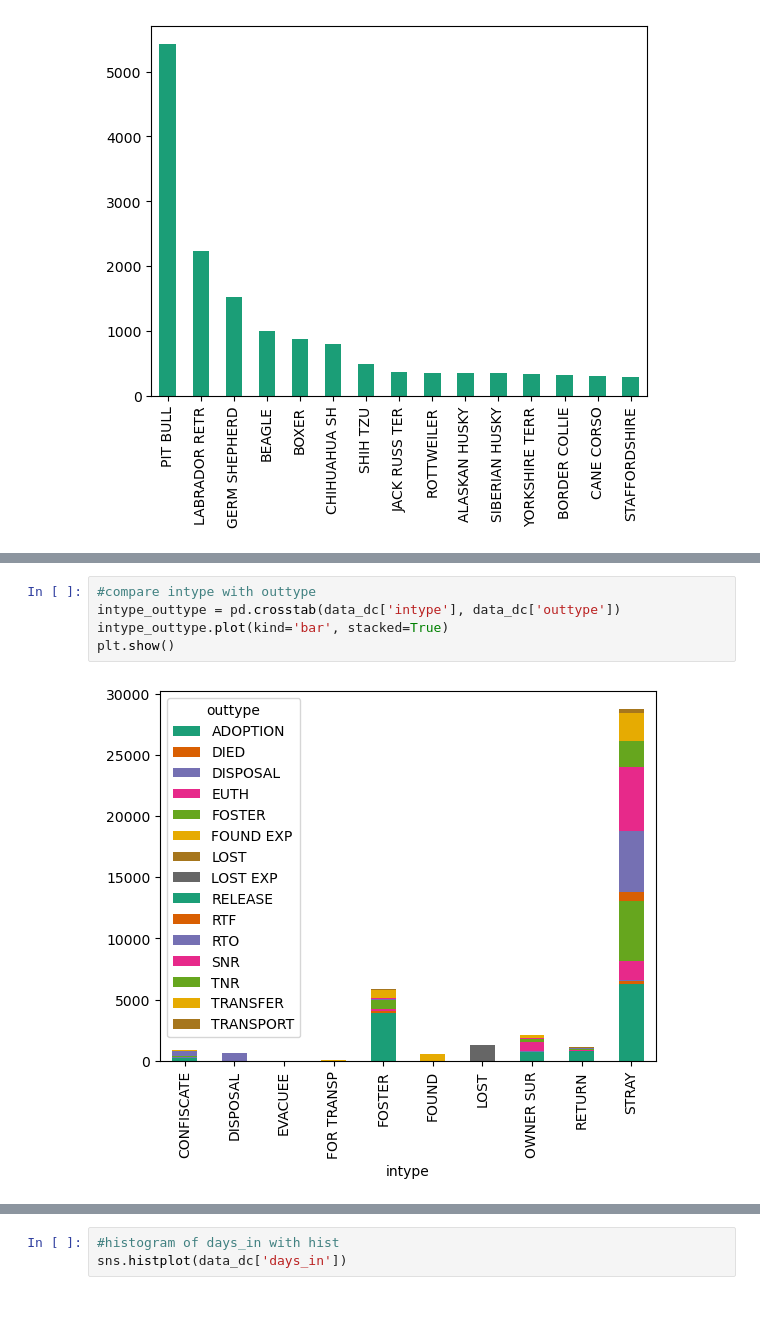
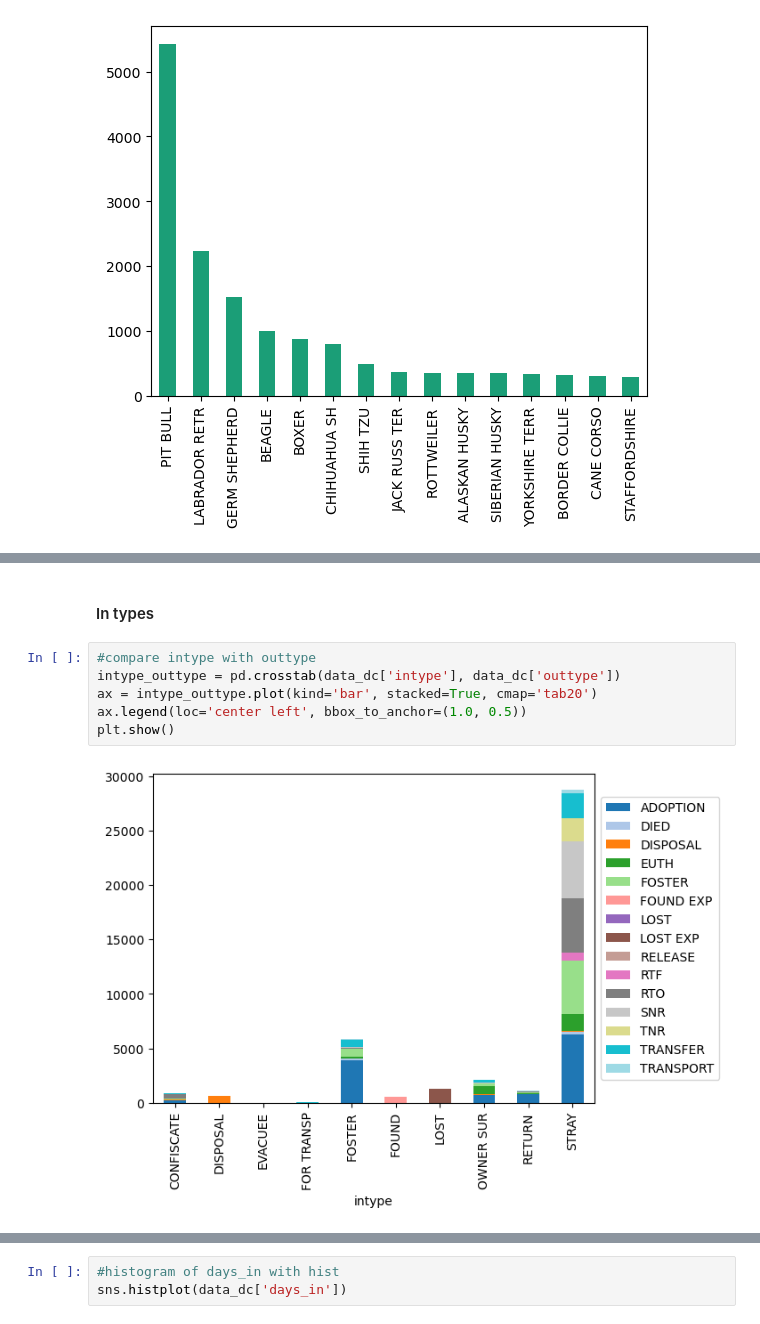
Before and after one commit to jesseAvgonzsmi/animal-predictions, a Jupyter notebook: Data_exploration/exploring_animals.ipynb, the cells around one changed output, grey strips where cells are left out. Drawn from its saved outputs; the diff is of its cells as text.

```diff
--- a/Data_exploration/exploring_animals.ipynb
+++ b/Data_exploration/exploring_animals.ipynb
@@ -172,9 +138,12 @@ dog_breed_tab_norm2.plot(kind='bar',stacked = True)
+# %% [markdown]
+#### In types
 # %%
 #compare intype with outtype
 intype_outtype = pd.crosstab(data_dc['intype'], data_dc['outtype'])
-intype_outtype.plot(kind='bar', stacked=True)
+ax = intype_outtype.plot(kind='bar', stacked=True, cmap='tab20')
+ax.legend(loc='center left', bbox_to_anchor=(1.0, 0.5))
 plt.show()
 # %% [output]
-[figure, old version]
+[figure, new version]
 # %%
 intype_outtype_norm = intype_outtype.div(intype_outtype.sum(1), axis = 0)
```
Also changed, not shown: parts of 26 cells of this notebook, 3 other files.
